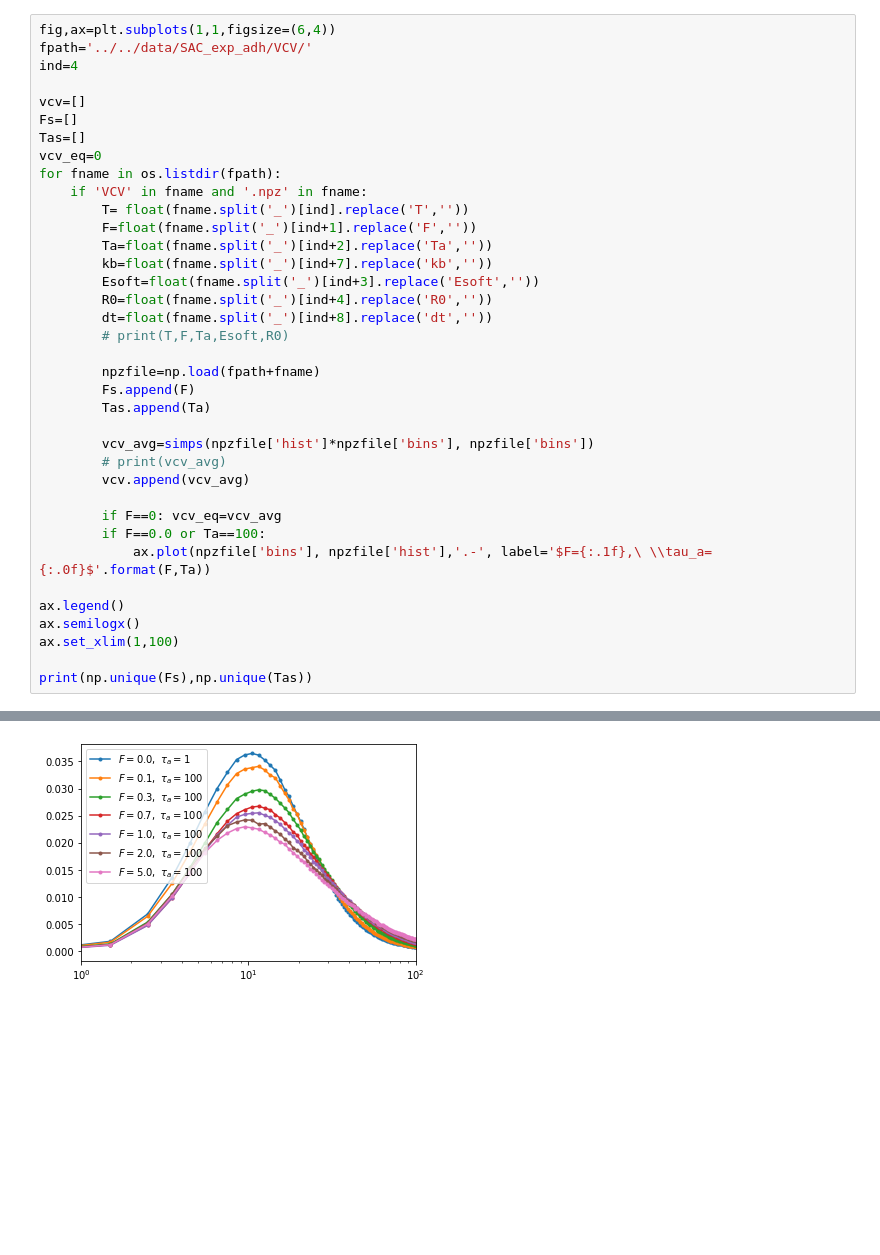
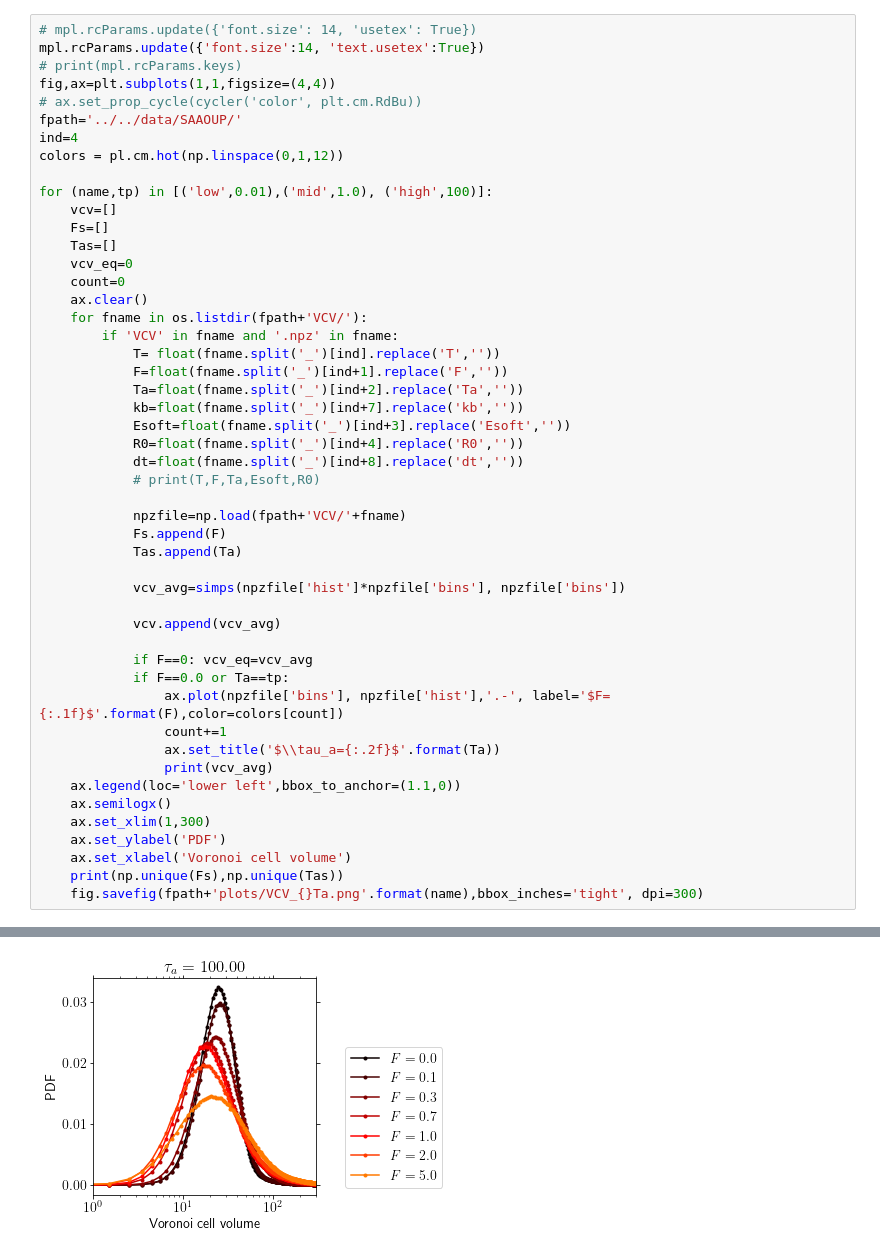
Before and after one commit to s-brahmachari/Active-noise-simulations, a Jupyter notebook: analysis_codes/plot_IPD.ipynb, the cells around one changed output, grey strips where cells are left out. Drawn from its saved outputs; the diff is of its cells as text; blank space fills up the shorter version.

```diff
--- a/analysis_codes/plot_IPD.ipynb
+++ b/analysis_codes/plot_IPD.ipynb
@@ -7,38 +11,50 @@ import matplotlib.tri as tri
 # %%
-fig,ax=plt.subplots(1,1,figsize=(6,4))
-fpath='../../data/SAC_exp_adh/VCV/'
+# mpl.rcParams.update({'font.size': 14, 'usetex': True})
+mpl.rcParams.update({'font.size':14, 'text.usetex':True})
+# print(mpl.rcParams.keys)
+fig,ax=plt.subplots(1,1,figsize=(4,4))
+# ax.set_prop_cycle(cycler('color', plt.cm.RdBu))
+fpath='../../data/SAAOUP/'
 ind=4
+colors = pl.cm.hot(np.linspace(0,1,12))
 
-vcv=[]
-Fs=[]
-Tas=[]
-vcv_eq=0
-for fname in os.listdir(fpath):
-    if 'VCV' in fname and '.npz' in fname:
-        T= float(fname.split('_')[ind].replace('T',''))
-        F=float(fname.split('_')[ind+1].replace('F',''))
-        Ta=float(fname.split('_')[ind+2].replace('Ta',''))
-        kb=float(fname.split('_')[ind+7].replace('kb',''))
-        Esoft=float(fname.split('_')[ind+3].replace('Esoft',''))
-        R0=float(fname.split('_')[ind+4].replace('R0',''))
-        dt=float(fname.split('_')[ind+8].replace('dt',''))
-        # print(T,F,Ta,Esoft,R0)
+for (name,tp) in [('low',0.01),('mid',1.0), ('high',100)]:
+    vcv=[]
+    Fs=[]
+    Tas=[]
+    vcv_eq=0
+    count=0
+    ax.clear()
+    for fname in os.listdir(fpath+'VCV/'):
+        if 'VCV' in fname and '.npz' in fname:
+            T= float(fname.split('_')[ind].replace('T',''))
+            F=float(fname.split('_')[ind+1].replace('F',''))
+            Ta=float(fname.split('_')[ind+2].replace('Ta',''))
+            kb=float(fname.split('_')[ind+7].replace('kb',''))
+            Esoft=float(fname.split('_')[ind+3].replace('Esoft',''))
+            R0=float(fname.split('_')[ind+4].replace('R0',''))
+            dt=float(fname.split('_')[ind+8].replace('dt',''))
+            # print(T,F,Ta,Esoft,R0)
 
-        npzfile=np.load(fpath+fname)
-        Fs.append(F)
-        Tas.append(Ta)
+            npzfile=np.load(fpath+'VCV/'+fname)
+            Fs.append(F)
+            Tas.append(Ta)
 
-        vcv_avg=simps(npzfile['hist']*npzfile['bins'], npzfile['bins'])
-        # print(vcv_avg)
-        vcv.append(vcv_avg)
+            vcv_avg=simps(npzfile['hist']*npzfile['bins'], npzfile['bins'])
 
-        if F==0: vcv_eq=vcv_avg
-        if F==0.0 or Ta==100:
-            ax.plot(npzfile['bins'], npzfile['hist'],'.-', label='$F={:.1f},\ \\tau_a={:.0f}$'.format(F,Ta))
+            vcv.append(vcv_avg)
 
-ax.legend()
-ax.semilogx()
-ax.set_xlim(1,100)
-
-print(np.unique(Fs),np.unique(Tas))
+            if F==0: vcv_eq=vcv_avg
+            if F==0.0 or Ta==tp:
+                ax.plot(npzfile['bins'], npzfile['hist'],'.-', label='$F={:.1f}$'.format(F),color=colors[count])
+                count+=1
+                ax.set_title('$\\tau_a={:.2f}$'.format(Ta))
+                print(vcv_avg)
+    ax.legend(loc='lower left',bbox_to_anchor=(1.1,0))
+    ax.semilogx()
+    ax.set_xlim(1,300)
+    ax.set_ylabel('PDF')
+    ax.set_xlabel('Voronoi cell volume')
+    print(np.unique(Fs),np.unique(Tas))
+    fig.savefig(fpath+'plots/VCV_{}Ta.png'.format(name),bbox_inches='tight', dpi=300)
 # %% [output]
@@ -46,2 +78,2 @@ print(np.unique(Fs),np.unique(Tas))
-[figure, old version]
+[figure, new version]
 # %%
```
Also changed, not shown: parts of 3 cells of this notebook, 4 other files.
